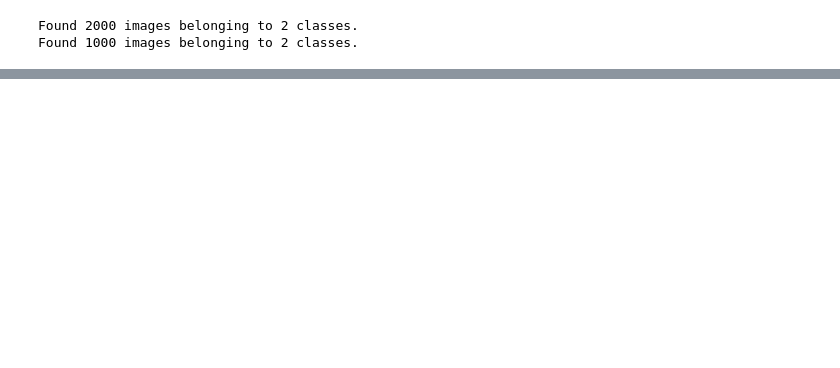
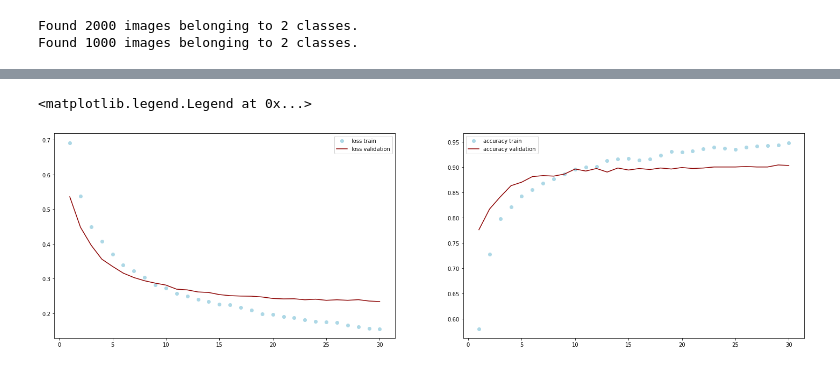
Before and after one commit to theomarech/DeepLwithPython, a Jupyter notebook: CHPT5_CNN_PETITJEUDEDONNEES.ipynb, the cells around one changed output, grey strips where cells are left out. Saved outputs shown, nothing was run; the diff lists cells and outputs as text; code cells hidden in the pictures; blank space fills up the shorter version.

```diff
--- a/CHPT5_CNN_PETITJEUDEDONNEES.ipynb
+++ b/CHPT5_CNN_PETITJEUDEDONNEES.ipynb
@@ -212,0 +495,21 @@ model.save('cats_and_dogs_small_1.h5')
+# %%
+train_features = np.reshape(train_features,(2000,4*4*512))
+validation_features = np.reshape(validation_features,(1000,4*4*512))
+test_features = np.reshape(test_features,(1000,4*4*512))
+# %%
+from keras import layers
+from keras import models
+from keras import optimizers
+
+model = models.Sequential()
+model.add(layers.Dense(256,activation ="relu", input_dim = 4*4*512))
+model.add(layers.Dropout(0.5))
+model.add(layers.Dense(1, activation ="sigmoid"))
+model.compile(optimizer = optimizers.RMSprop(lr=1e-5),
+             loss = "binary_crossentropy",
+             metrics = ["acc"])
+model.fit(train_features,
+          train_labels,
+          batch_size = 20,
+          epochs = 30,
+          validation_data = (validation_features, validation_labels))
@@ -212,0 +535,22 @@ model.save('cats_and_dogs_small_1.h5')
+# %%
+import matplotlib.pyplot as plt
+
+history = model.history.history
+loss = history["loss"]
+val_loss = history["val_loss"]
+acc = history["acc"]
+val_acc = history["val_acc"]
+epochs = np.arange(1,31)
+
+fig, (ax1, ax2) = plt.subplots(1,2,figsize = (25,7))
+
+ax1.plot(epochs, loss, color = "lightblue", marker = "o", linestyle = "none", label = "loss train")
+ax1.plot(epochs, val_loss, color = "darkred", label = "loss validation")
+ax1.legend()
+
+ax2.plot(epochs, acc, color = "lightblue", marker = "o", linestyle = "none", label = "accuracy train")
+ax2.plot(epochs, val_acc, color = "darkred", label = "accuracy validation")
+ax2.legend()
+# %% [output]
+<matplotlib.legend.Legend at 0x...>
+[figure, added]
```
Also changed, not shown: parts of 14 cells of this notebook, 2 other files.
